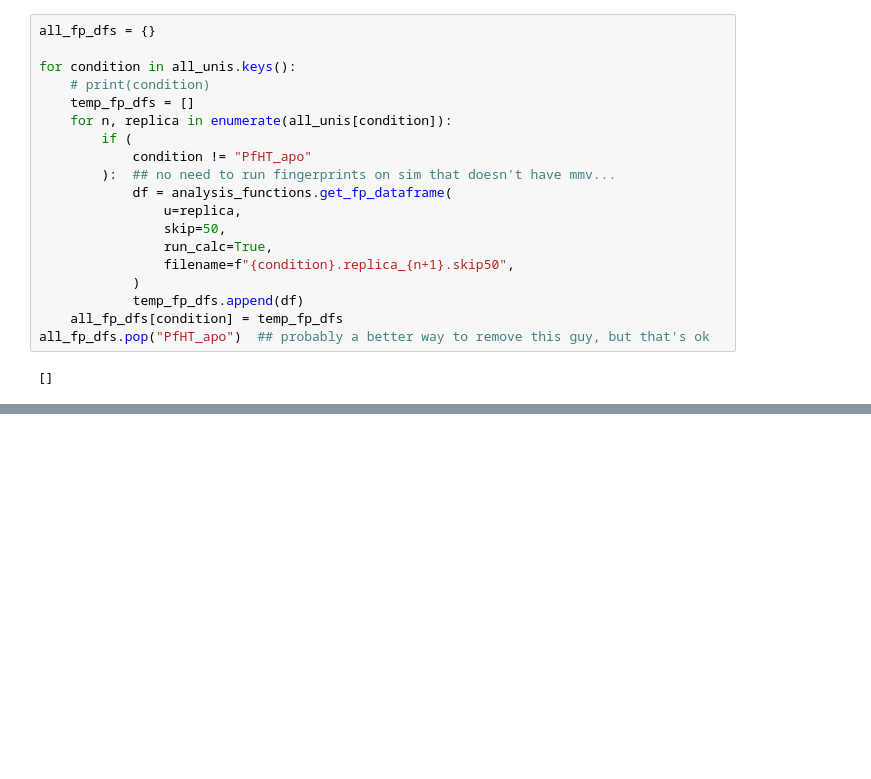
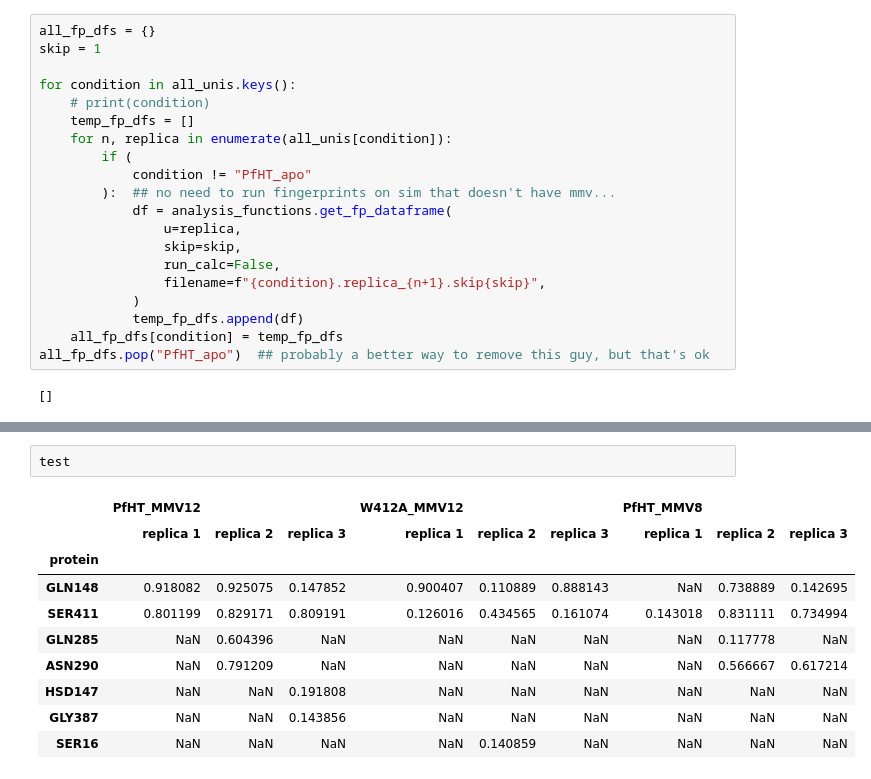
Before and after one commit to semccomas/PfHT_MMV, a Jupyter notebook: pi_stacking_prolif.ipynb, the cells around one changed output, grey strips where cells are left out. Cells and saved outputs as stored; diff of their text form; blank space fills up the shorter version.

```diff
--- a/pi_stacking_prolif.ipynb
+++ b/pi_stacking_prolif.ipynb
@@ -17,6 +17,7 @@ all_unis, all_lens = analysis_functions.load_EM_unis()
 If you don't change anything here you could turn this calculation to false to save time. Right now I have skip50 on to make the calculation smoother
 # %%
 all_fp_dfs = {}
+skip = 1
 
 for condition in all_unis.keys():
     # print(condition)
@@ -27,9 +28,9 @@ for condition in all_unis.keys():
         ):  ## no need to run fingerprints on sim that doesn't have mmv...
             df = analysis_functions.get_fp_dataframe(
                 u=replica,
-                skip=50,
-                run_calc=True,
-                filename=f"{condition}.replica_{n+1}.skip50",
+                skip=skip,
+                run_calc=False,
+                filename=f"{condition}.replica_{n+1}.skip{skip}",
             )
             temp_fp_dfs.append(df)
     all_fp_dfs[condition] = temp_fp_dfs
@@ -89,0 +173,13 @@ array([[0.85714286, 0.42857143, 0.61904762],
+# %%
+test
+# %% [output]
+|  | PfHT_MMV12 |  |  | W412A_MMV12 |  |  | PfHT_MMV8 |  |  |
+|  | replica 1 | replica 2 | replica 3 | replica 1 | replica 2 | replica 3 | replica 1 | replica 2 | replica 3 |
+| protein |  |  |  |  |  |  |  |  |  |
+| GLN148 | 0.918082 | 0.925075 | 0.147852 | 0.900407 | 0.110889 | 0.888143 | NaN | 0.738889 | 0.142695 |
+| SER411 | 0.801199 | 0.829171 | 0.809191 | 0.126016 | 0.434565 | 0.161074 | 0.143018 | 0.831111 | 0.734994 |
+| GLN285 | NaN | 0.604396 | NaN | NaN | NaN | NaN | NaN | 0.117778 | NaN |
+| ASN290 | NaN | 0.791209 | NaN | NaN | NaN | NaN | NaN | 0.566667 | 0.617214 |
+| HSD147 | NaN | NaN | 0.191808 | NaN | NaN | NaN | NaN | NaN | NaN |
+| GLY387 | NaN | NaN | 0.143856 | NaN | NaN | NaN | NaN | NaN | NaN |
+| SER16 | NaN | NaN | NaN | NaN | 0.140859 | NaN | NaN | NaN | NaN |
```
Also changed, not shown: parts of 19 cells of this notebook, 1 other file.
